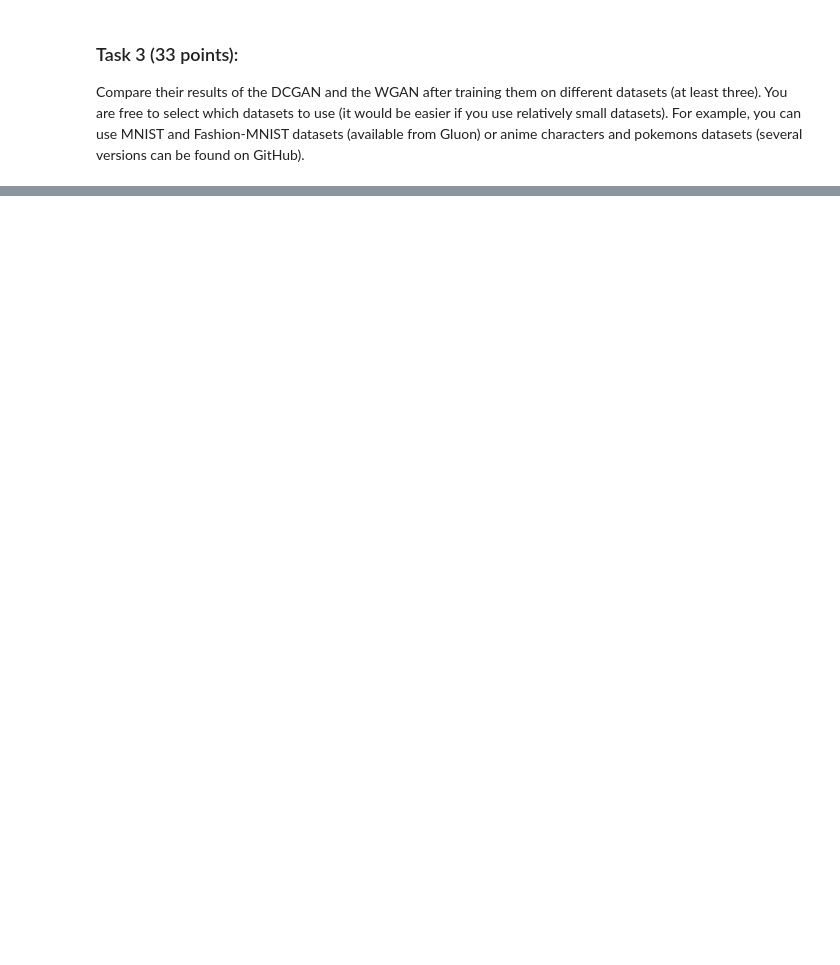
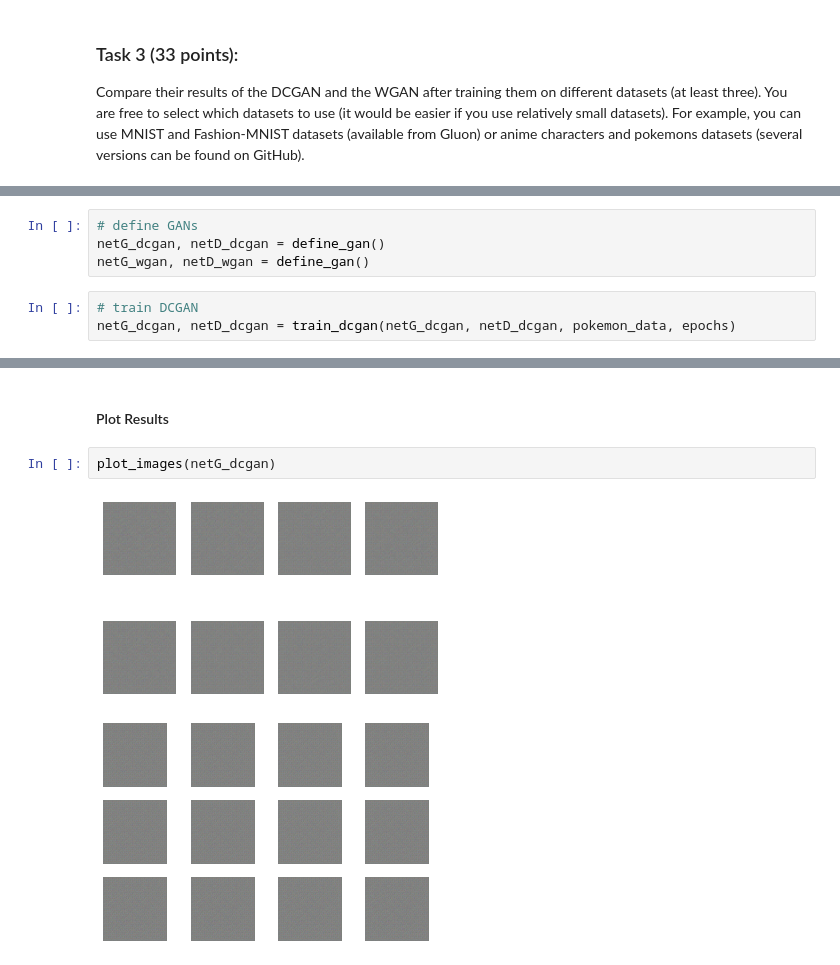
Before and after one commit to AjinkyaIndulkar/CGCV1920-Group8, a Jupyter notebook: Lab 14/Group8_CGCV192014B_GPU.ipynb, the cells around one changed output, grey strips where cells are left out. Drawn from its saved outputs; the diff is of its cells as text; blank space fills up the shorter version.

```diff
--- a/Lab 14/Group8_CGCV192014B_GPU.ipynb
+++ b/Lab 14/Group8_CGCV192014B_GPU.ipynb
@@ -729,0 +521,7 @@ train(10,MNIST_data,net_g,net_d,train_g,train_d)
+# %%
+# define GANs
+netG_dcgan, netD_dcgan = define_gan()
+netG_wgan, netD_wgan = define_gan()
+# %%
+# train DCGAN
+netG_dcgan, netD_dcgan = train_dcgan(netG_dcgan, netD_dcgan, pokemon_data, epochs)
@@ -729,0 +541,7 @@ train(10,MNIST_data,net_g,net_d,train_g,train_d)
+# %% [markdown]
+#### Plot Results
+# %%
+plot_images(netG_dcgan)
+# %% [output]
+[figure, added]
+[figure, added]
```
Also changed, not shown: parts of 59 cells of this notebook, 1 other file.
